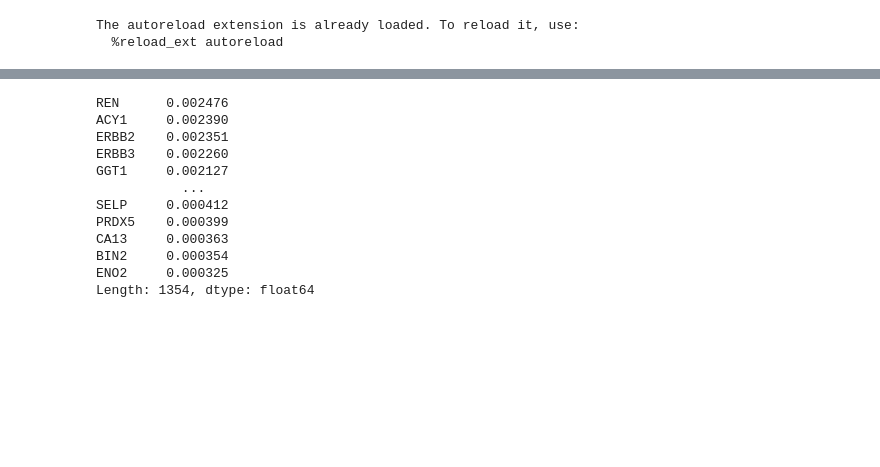
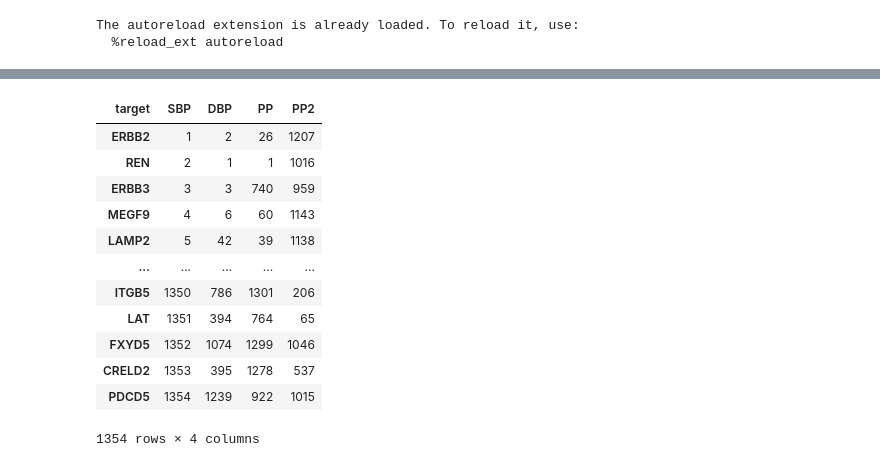
Before and after one commit to ipolharvard/biobank_olink, a Jupyter notebook: notebooks/exp_two_extremes.ipynb, the cells around one changed output, grey strips where cells are left out. Drawn from its saved outputs; the diff is of its cells as text; code cells hidden in the pictures; blank space fills up the shorter version.

```diff
--- a/notebooks/exp_two_extremes.ipynb
+++ b/notebooks/exp_two_extremes.ipynb
@@ -116,16 +125,25 @@ feat_imps.rank(ascending=False)
 1354 rows × 5 columns
-# %%
-feat_imps.mean(axis=1).sort_values(ascending=False)
-# %% [output]
-REN      0.002476
-ACY1     0.002390
-ERBB2    0.002351
-ERBB3    0.002260
-GGT1     0.002127
-           ...
-SELP     0.000412
-PRDX5    0.000399
-CA13     0.000363
-BIN2     0.000354
-ENO2     0.000325
-Length: 1354, dtype: float64
+# %%
+res_of_interest = results.loc[(results.nan_handling == "remove") & (results.corr_handling == "drop")]
+feat_imps = res_of_interest.groupby("target").feat_importance\
+    .apply(lambda x: pd.DataFrame(x.values.tolist())\
+    .T\
+    .mean(axis=1).sort_values(ascending=False))\
+    .unstack("target")\
+    .sort_values("SBP", ascending=False)\
+    .rank(ascending=False)
+feat_imps[targets].astype(int)
+# %% [output]
+| target | SBP | DBP | PP | PP2 |
+| ERBB2 | 1 | 2 | 26 | 1207 |
+| REN | 2 | 1 | 1 | 1016 |
+| ERBB3 | 3 | 3 | 740 | 959 |
+| MEGF9 | 4 | 6 | 60 | 1143 |
+| LAMP2 | 5 | 42 | 39 | 1138 |
+| ... | ... | ... | ... | ... |
+| ITGB5 | 1350 | 786 | 1301 | 206 |
+| LAT | 1351 | 394 | 764 | 65 |
+| FXYD5 | 1352 | 1074 | 1299 | 1046 |
+| CRELD2 | 1353 | 395 | 1278 | 537 |
+| PDCD5 | 1354 | 1239 | 922 | 1015 |
+1354 rows × 4 columns
```
Also changed, not shown: parts of 8 cells of this notebook, 3 other files.
